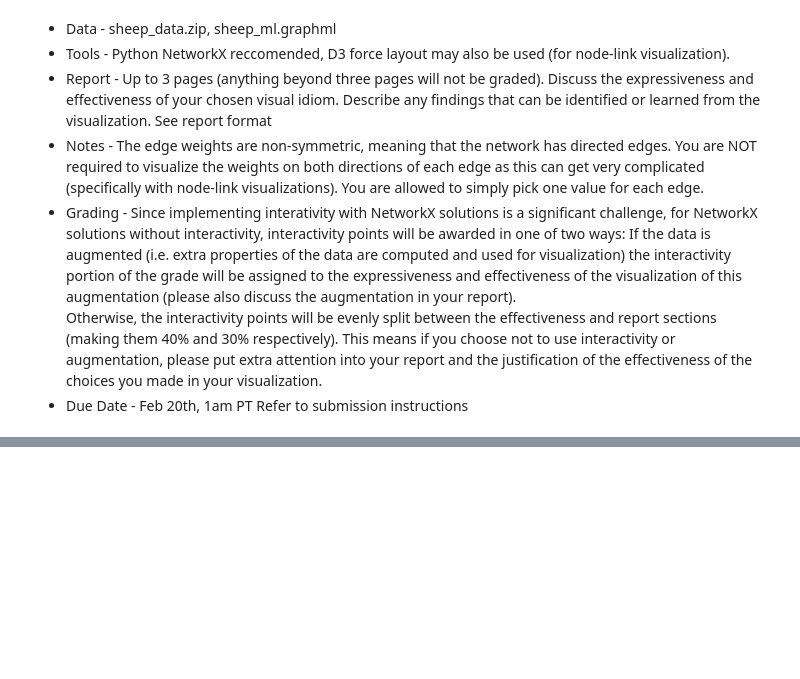
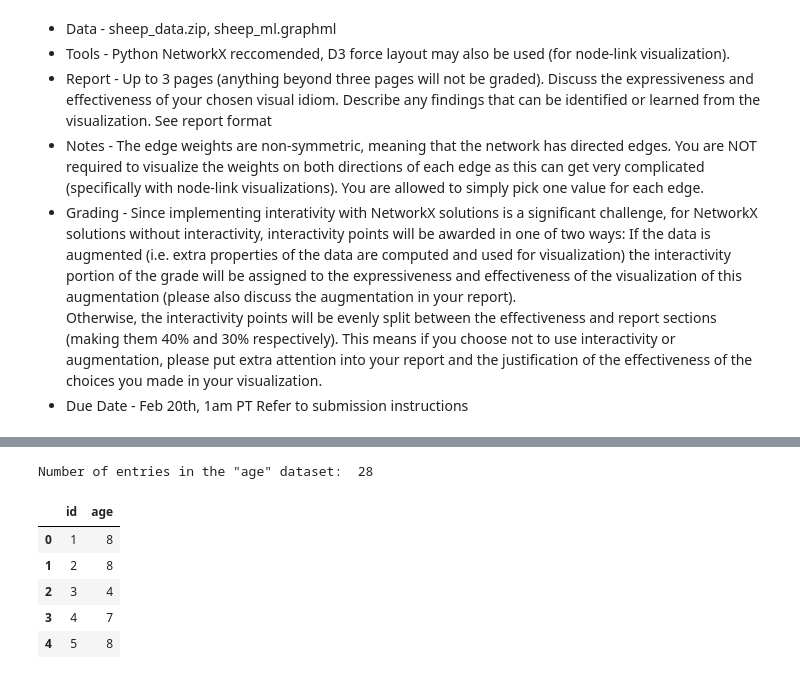
Before and after one commit to raulgiovannymartinez/Data-Visualization-DSE241, a Jupyter notebook: Exercise 4/Exercise4.ipynb, the cells around one changed output, grey strips where cells are left out. Drawn from its saved outputs; the diff is of its cells as text; code cells hidden in the pictures; blank space fills up the shorter version.

```diff
--- a/Exercise 4/Exercise4.ipynb
+++ b/Exercise 4/Exercise4.ipynb
@@ -11,0 +41,11 @@ Create a visualization of the provided sheep data. You may create either an adja
+# %%
+print('Number of entries in the "age" dataset: ',len(age_df))
+age_df.head()
+# %% [output]
+Number of entries in the "age" dataset:  28
+|  | id | age |
+| 0 | 1 | 8 |
+| 1 | 2 | 8 |
+| 2 | 3 | 4 |
+| 3 | 4 | 7 |
+| 4 | 5 | 8 |
```
Also changed, not shown: parts of 21 cells of this notebook, 8 other files.
